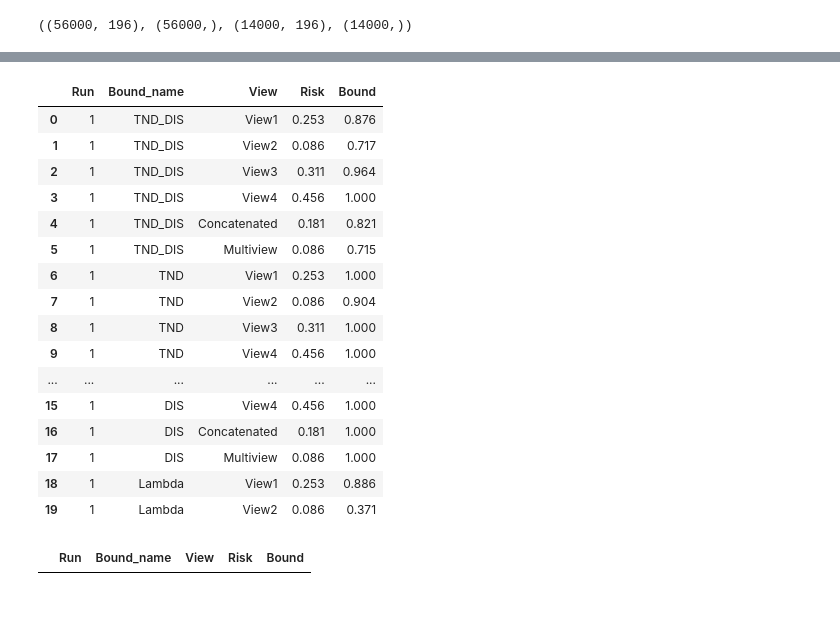
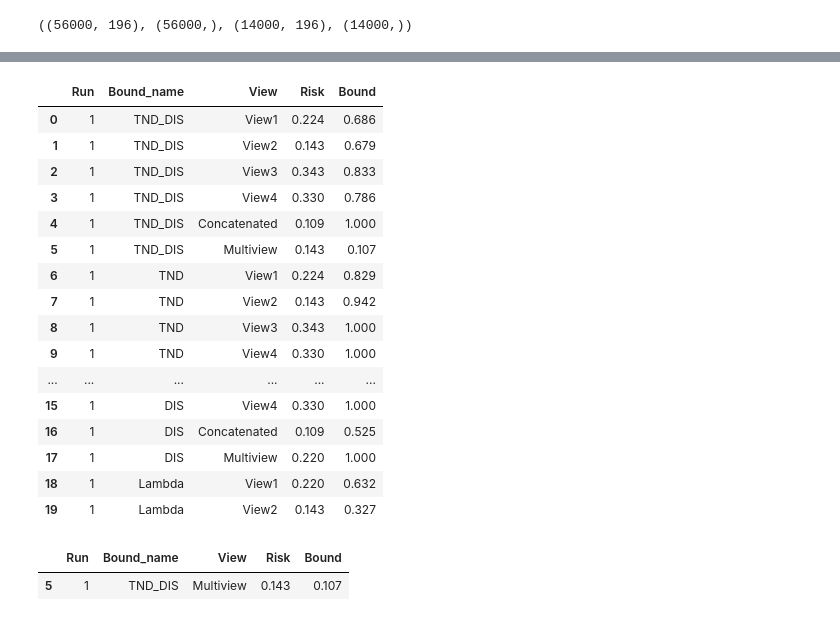
Before and after one commit to adidi24/Multi-View-Majority-Vote-Learning-Algorithms-Direct-Minimization-of-PAC-Bayesian-Bounds, a Jupyter notebook: empirical-evaluation-jupyter.ipynb, the cells around one changed output, grey strips where cells are left out. Cells and saved outputs as stored; diff of their text form; code cells hidden in the pictures.

```diff
--- a/empirical-evaluation-jupyter.ipynb
+++ b/empirical-evaluation-jupyter.ipynb
@@ -110,8 +110,8 @@ strong_learners_config = {
     "max_features": 0.8,
 }
 
-# CFG = [stump_config, weak_learners_config, strong_learners_config]
-CFG = [weak_learners_config]
+CFG = [stump_config, weak_learners_config, strong_learners_config]
+# CFG = [weak_learners_config]
 
 EPOCHS = 15
 
@@ -304,32 +303,33 @@ for s_labeled_size, size_exp in experiments.items():
             file_name = f"{cfg_dir}/{dataset._name}_{label_1}vs{label_2}_{len(RUNS)}runs.csv"
             experiment_df.to_csv(file_name, sep=" ", index=False)
 # %%
-df = pd.DataFrame(experiments[0.05][1.1]["weak_learner"])
+df = pd.DataFrame(experiments[0.1][1.1]["weak_learner"])
 # df['Bound'] = df['Bound'].apply(lambda x: x[0] if isinstance(x, (list, np.ndarray)) else x)
 # df['Risk'] = df['Risk'].apply(lambda x: x[0] if isinstance(x, (list, np.ndarray)) else x)
 df.head(20)
 # %% [output]
 |  | Run | Bound_name | View | Risk | Bound |
-| 0 | 1 | TND_DIS | View1 | 0.253 | 0.876 |
-| 1 | 1 | TND_DIS | View2 | 0.086 | 0.717 |
-| 2 | 1 | TND_DIS | View3 | 0.311 | 0.964 |
-| 3 | 1 | TND_DIS | View4 | 0.456 | 1.000 |
-| 4 | 1 | TND_DIS | Concatenated | 0.181 | 0.821 |
-| 5 | 1 | TND_DIS | Multiview | 0.086 | 0.715 |
-| 6 | 1 | TND | View1 | 0.253 | 1.000 |
-| 7 | 1 | TND | View2 | 0.086 | 0.904 |
-| 8 | 1 | TND | View3 | 0.311 | 1.000 |
-| 9 | 1 | TND | View4 | 0.456 | 1.000 |
+| 0 | 1 | TND_DIS | View1 | 0.224 | 0.686 |
+| 1 | 1 | TND_DIS | View2 | 0.143 | 0.679 |
+| 2 | 1 | TND_DIS | View3 | 0.343 | 0.833 |
+| 3 | 1 | TND_DIS | View4 | 0.330 | 0.786 |
+| 4 | 1 | TND_DIS | Concatenated | 0.109 | 1.000 |
+| 5 | 1 | TND_DIS | Multiview | 0.143 | 0.107 |
+| 6 | 1 | TND | View1 | 0.224 | 0.829 |
+| 7 | 1 | TND | View2 | 0.143 | 0.942 |
+| 8 | 1 | TND | View3 | 0.343 | 1.000 |
+| 9 | 1 | TND | View4 | 0.330 | 1.000 |
 | ... | ... | ... | ... | ... | ... |
-| 15 | 1 | DIS | View4 | 0.456 | 1.000 |
-| 16 | 1 | DIS | Concatenated | 0.181 | 1.000 |
-| 17 | 1 | DIS | Multiview | 0.086 | 1.000 |
-| 18 | 1 | Lambda | View1 | 0.253 | 0.886 |
-| 19 | 1 | Lambda | View2 | 0.086 | 0.371 |
+| 15 | 1 | DIS | View4 | 0.330 | 1.000 |
+| 16 | 1 | DIS | Concatenated | 0.109 | 0.525 |
+| 17 | 1 | DIS | Multiview | 0.220 | 1.000 |
+| 18 | 1 | Lambda | View1 | 0.220 | 0.632 |
+| 19 | 1 | Lambda | View2 | 0.143 | 0.327 |
 # %%
 df[df["Risk"] > df["Bound"]]
 # %% [output]
 |  | Run | Bound_name | View | Risk | Bound |
+| 5 | 1 | TND_DIS | Multiview | 0.143 | 0.107 |
 # %%
 df["Risk"] = df["Risk"].astype(float)
 df["Bound"] = df["Bound"].astype(float)
```
Also changed, not shown: parts of 4 cells of this notebook, 1 other file.
